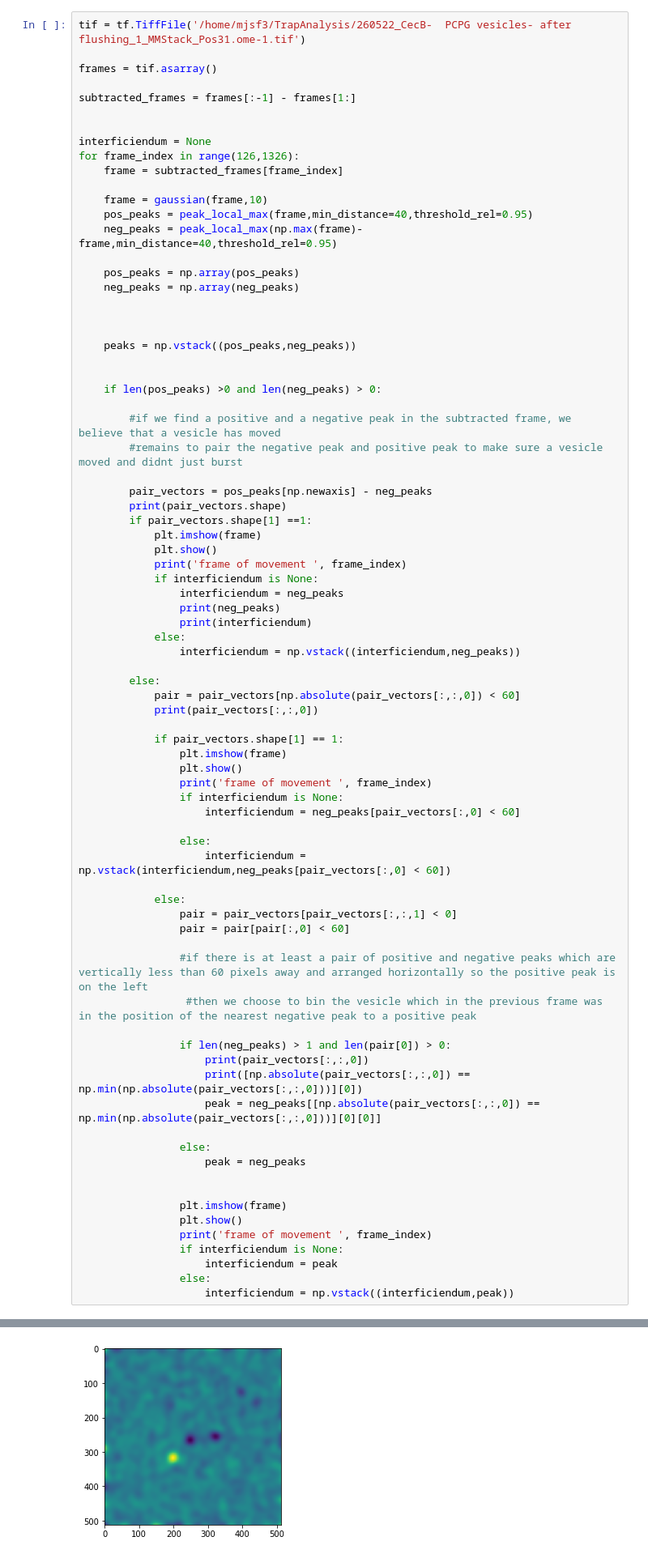
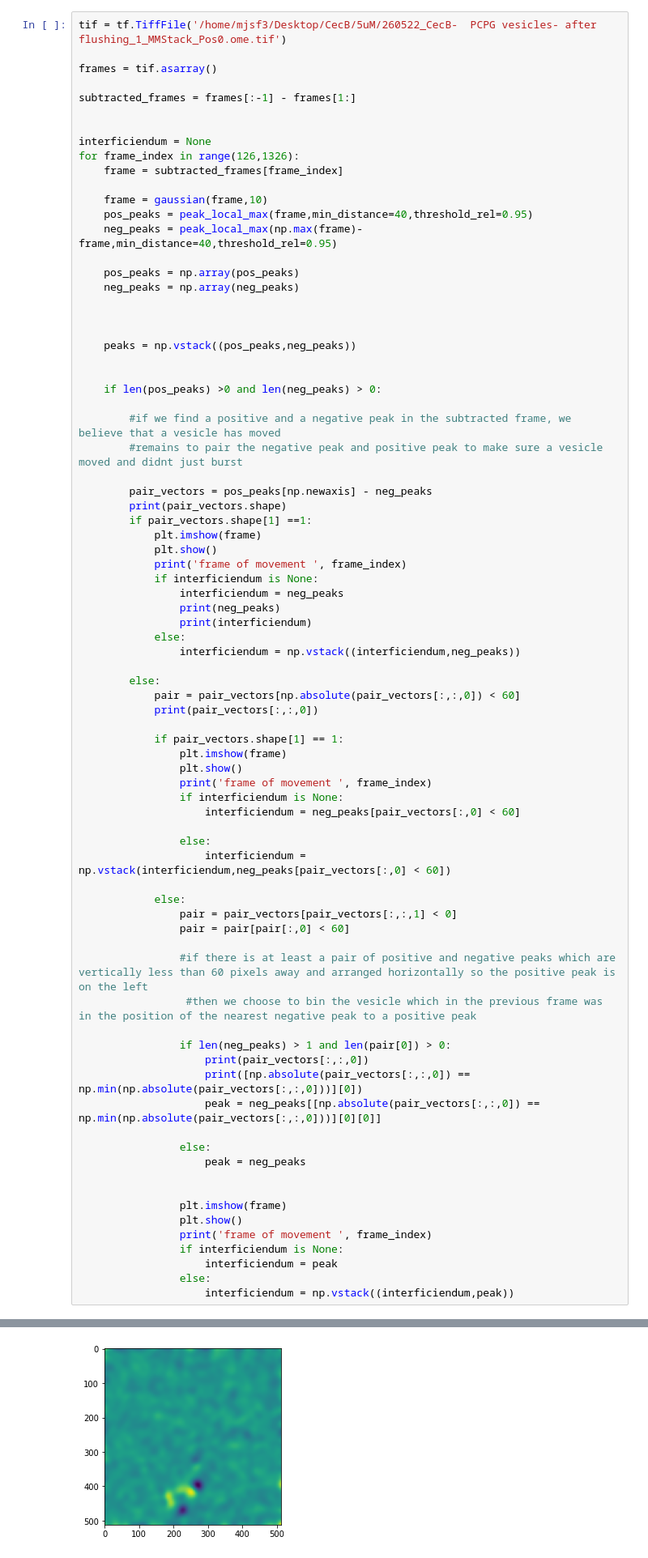
Before and after one commit to mrcsfltchr/TrapAnalysis, a Jupyter notebook: consecutiveframesubtraction.ipynb, the cells around one changed output, grey strips where cells are left out. Shown at 81% size. Drawn from its saved outputs; the diff is of its cells as text.

```diff
--- a/consecutiveframesubtraction.ipynb
+++ b/consecutiveframesubtraction.ipynb
@@ -6,7 +6,7 @@ from skimage.filters import gaussian
 from matplotlib import pyplot as plt
 from trapanalysis import TrapGetter
 # %%
-tif = tf.TiffFile('/home/mjsf3/TrapAnalysis/260522_CecB-  PCPG vesicles- after flushing_1_MMStack_Pos31.ome-1.tif')
+tif = tf.TiffFile('/home/mjsf3/Desktop/CecB/5uM/260522_CecB-  PCPG vesicles- after flushing_1_MMStack_Pos0.ome.tif')
 
 frames = tif.asarray()
 
@@ -106 +103 @@ frame of movement  737
-[figure, old version]
+[figure, new version]
```
Also changed, not shown: parts of 6 cells of this notebook, 1 other file.
